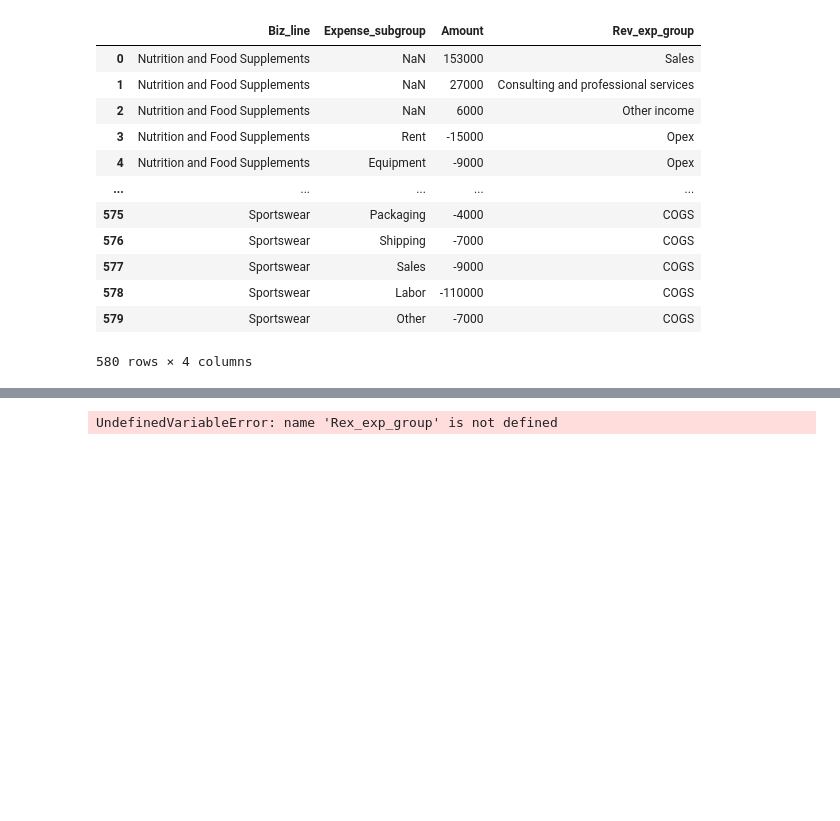
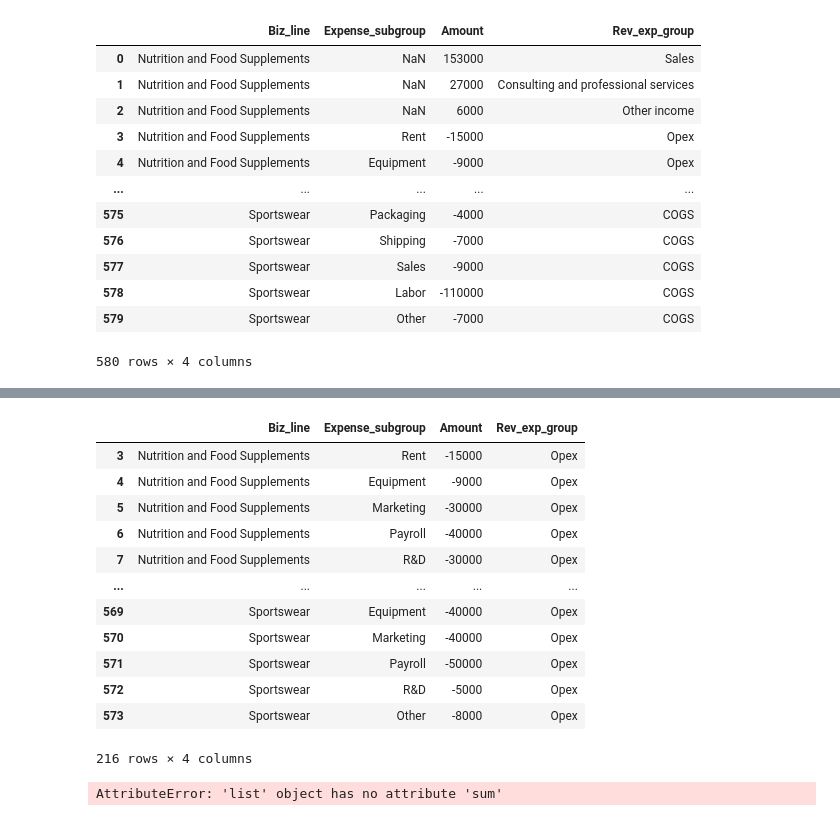
Before and after one commit to djibril968/Python_projects, a Jupyter notebook: Onyx_Financial_Analysis.ipynb, the cells around one changed output, grey strips where cells are left out. Drawn from its saved outputs; the diff is of its cells as text; code cells hidden in the pictures; blank space fills up the shorter version.

```diff
--- a/Onyx_Financial_Analysis.ipynb
+++ b/Onyx_Financial_Analysis.ipynb
@@ -213,4 +251,26 @@ Fin_data[['Biz_line', 'Expense_subgroup', 'Amount', 'Rev_exp_group']]
 # %%
-Fin_data.query('`Rex_exp_group` =="Opex"')[['Biz_line', 'Expense_subgroup', 'Amount', 'Rev_exp_group']]
+Fin_data.loc[Fin_data['Rev_exp_group'] == 'Opex',['Biz_line', 'Expense_subgroup', 'Amount', 'Rev_exp_group']]
 # %% [output]
+|  | Biz_line | Expense_subgroup | Amount | Rev_exp_group |
+| 3 | Nutrition and Food Supplements | Rent | -15000 | Opex |
+| 4 | Nutrition and Food Supplements | Equipment | -9000 | Opex |
+| 5 | Nutrition and Food Supplements | Marketing | -30000 | Opex |
+| 6 | Nutrition and Food Supplements | Payroll | -40000 | Opex |
+| 7 | Nutrition and Food Supplements | R&D | -30000 | Opex |
+| ... | ... | ... | ... | ... |
+| 569 | Sportswear | Equipment | -40000 | Opex |
+| 570 | Sportswear | Marketing | -40000 | Opex |
+| 571 | Sportswear | Payroll | -50000 | Opex |
+| 572 | Sportswear | R&D | -5000 | Opex |
+| 573 | Sportswear | Other | -8000 | Opex |
-UndefinedVariableError: name 'Rex_exp_group' is not defined
+216 rows × 4 columns
+# %%
+#Total revenue, expense and net profit
+
+df_rev_exp = ['tot_rev', 'tot_exp', 'net_profit']
+df_rev_exp = pd.DataFrame(df_rev_exp)
+
+#tot_rev =Fin_data[Fin_data['Rev_or_exp'] == 'Revenue', ['Amount'].sum()]
+tot_rev
+# %% [output]
+AttributeError: 'list' object has no attribute 'sum'
```
Also changed, not shown: parts of 3 cells of this notebook, 1 other file.
